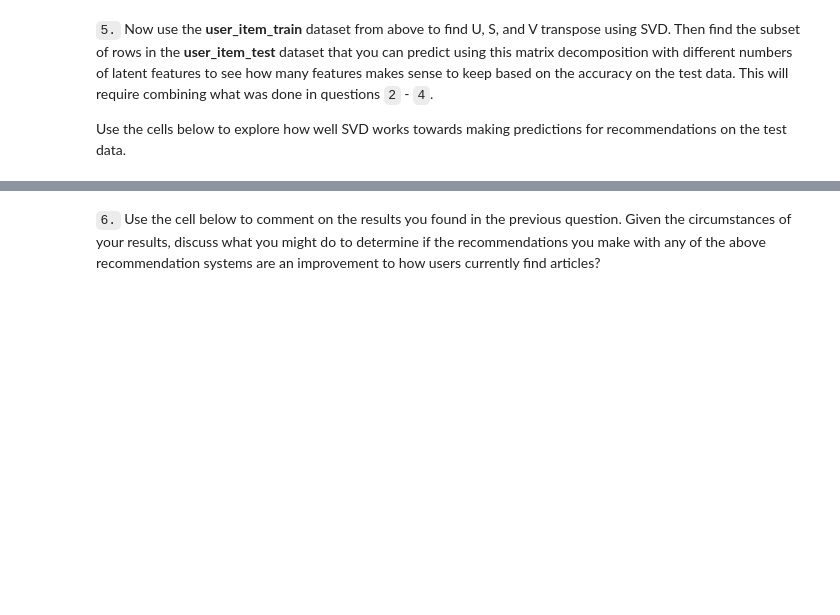
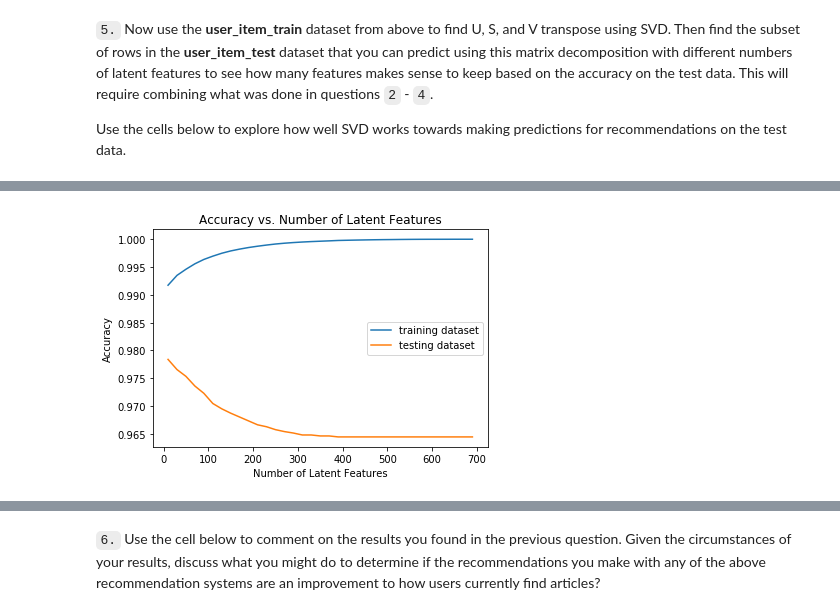
Before and after one commit to yduh/Recommendation-System, a Jupyter notebook: IBM-WatsonStudio-ArticleRecs/Recommendations_with_IBM.ipynb, the cells around one changed output, grey strips where cells are left out. Drawn from its saved outputs; the diff is of its cells as text; code cells hidden in the pictures; blank space fills up the shorter version.

```diff
--- a/IBM-WatsonStudio-ArticleRecs/Recommendations_with_IBM.ipynb
+++ b/IBM-WatsonStudio-ArticleRecs/Recommendations_with_IBM.ipynb
@@ -1017,0 +1009,7 @@ u_train, s_train, vt_train = # fit svd similar to above then use the cells below
+# %%
+# Get subsetof user_item that we can make the predictions
+common_users = np.intersect1d(test_idx, train_idx)
+print(common_users)
+
+user_item_test_subset = user_item_test[user_item_test.index.isin(common_users)]
+user_item_test_subset.shape
@@ -1017,0 +1032,39 @@ u_train, s_train, vt_train = # fit svd similar to above then use the cells below
+# %%
+from sklearn.metrics import accuracy_score, f1_score
+
+num_latent_feats = np.arange(10,700+10,20)
+accList_train, accList_test = [], []
+f1List_train, f1List_test = [], []
+
+for k in num_latent_feats:
+    # restructure with k latent features
+    s_new, u_train_new, vt_train_new = np.diag(s_train[:k]), u_train[:, :k], vt_train[:k, :]
+    u_test_new, vt_test_new = u_test[:, :k], vt_test[:k, :]
+
+    # take dot product, make the predictions
+    user_item_train_pred = (np.dot(np.dot(u_train_new, s_new), vt_train_new))
+    user_item_test_pred = (np.dot(np.dot(u_test_new, s_new), vt_test_new))
+
+    # calculate the accuracy score,
+    # predicted vector has been converted into binary vector
+    acc_train = accuracy_score(np.array(user_item_train).flatten(), np.where(user_item_train_pred.flatten()>0.5, 1.,0.))
+    acc_test  = accuracy_score(np.array(user_item_test_subset).flatten(), np.where(user_item_test_pred.flatten()>0.5, 1., 0.))
+
+    # get f1 score
+    # predicted vector has been converted into binary vector
+    f1_train = f1_score(np.array(user_item_train).flatten(), np.where(user_item_train_pred.flatten()>0.5, 1.,0.))
+    f1_test = f1_score(np.array(user_item_test_subset).flatten(), np.where(user_item_test_pred.flatten()>0.5, 1.,0.))
+
+    accList_train.append(acc_train)
+    accList_test.append(acc_test)
+    f1List_train.append(f1_train)
+    f1List_test.append(f1_test)
+# %%
+plt.plot(num_latent_feats, accList_train, label='training dataset')
+plt.plot(num_latent_feats, accList_test, label='testing dataset')
+plt.legend()
+plt.xlabel('Number of Latent Features');
+plt.ylabel('Accuracy');
+plt.title('Accuracy vs. Number of Latent Features');
+# %% [output]
+[figure, added]
```
Also changed, not shown: parts of 55 cells of this notebook, 4 other files.
